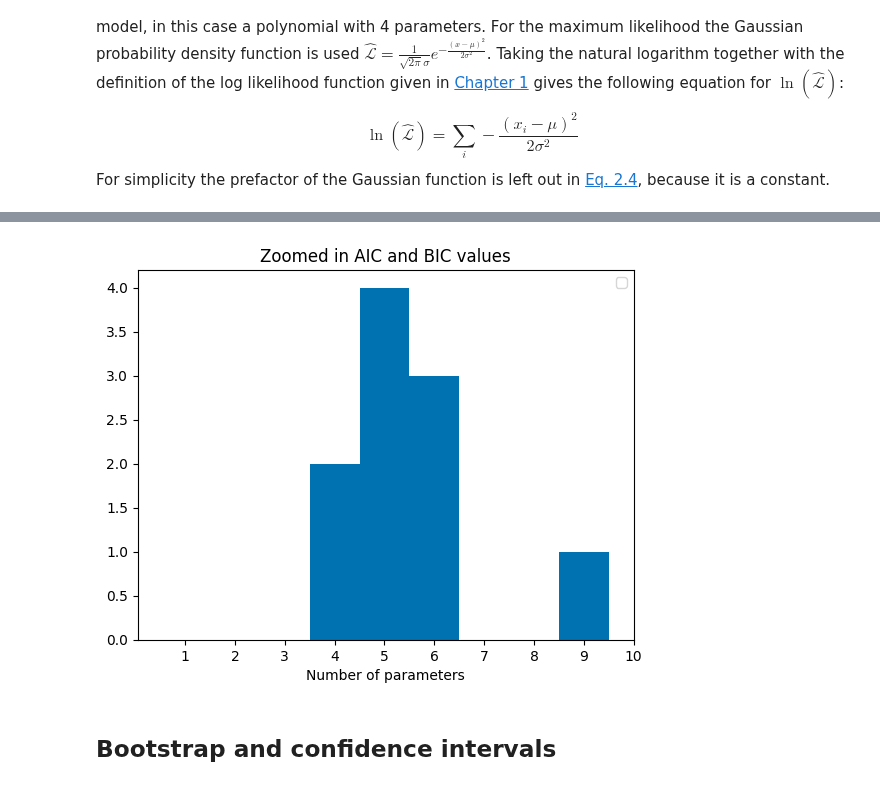
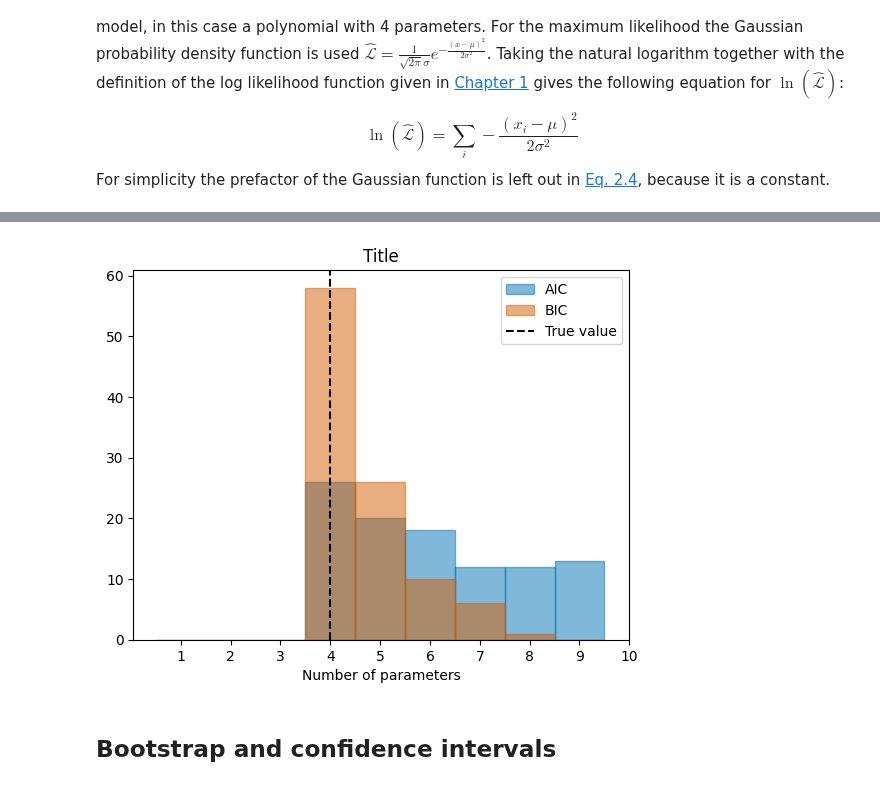
Before and after one commit to t-kist/Bayesian-Statistics-for-Astrophysics-2024, a Jupyter notebook: bayes24/lecture_notes/group2/Chapter 2.ipynb, the cells around one changed output, grey strips where cells are left out. Saved outputs shown, nothing was run; the diff lists cells and outputs as text; code cells hidden in the pictures.

```diff
--- a/bayes24/lecture_notes/group2/Chapter 2.ipynb
+++ b/bayes24/lecture_notes/group2/Chapter 2.ipynb
@@ -216,12 +213,12 @@ print(np.argmin(aic)+1)
 # %%
 #Simulate maximum likelihood estimation 101 times to find the maximum likelihood
-test = 10
+test = 101
 test_range = np.arange(1, test+1, 1)
 min_aic = []
 min_bic = []
 
 for n in test_range:
-    N_sim = 30
+    N_sim = 101
     aic = []
     bic = []
     for i in params:
@@ -231,20 +228,10 @@ for n in test_range:
             model = true_model
             y, yerr = sim_data(xx)
             model = poly_model
-            popt, pcov = curve_fit(model, sim_array, y, p0=p0, sigma=yerr, absolute_sigma = False)
-            log_L = log_gaussian_likelihood(model(sim_array, *popt), y, yerr)
+            popt, pcov = curve_fit(model, xx, y, p0=p0, sigma=yerr, absolute_sigma = False)
+            log_L = log_gaussian_likelihood(model(xx, *popt), y, yerr)
             L.append(log_L)
         aic.append(AIC(np.min(L), len(popt)))
         bic.append(BIC(np.min(L), len(popt), npoints))
     min_aic.append(np.argmin(aic)+1)
     min_bic.append(np.argmin(bic)+1)
-
-#Plotting the results
-plt.figure()
-plt.hist(min_aic)
-plt.xlabel("Number of parameters")
-plt.xticks(params)
-plt.title("Zoomed in AIC and BIC values")
-plt.legend()
-plt.style.use("seaborn-v0_8-colorblind")
-plt.show()
@@ -253,14 +238,17 @@ plt.show()
 # %%
+#Plotting the results
 plt.figure()
-plt.hist(min_aic, bins=params, align="left")
+plt.hist(min_aic, bins=params, align="left", alpha=0.5, label="AIC", edgecolor='#0173b2')
+plt.hist(min_bic, bins=params, align="left", alpha=0.5, color="#d55e00", label="BIC", edgecolor="#d55e00")
+plt.axvline(x=4, label="True value", color="black", linestyle="--")
 plt.xlabel("Number of parameters")
 plt.xticks(params)
-plt.title("Zoomed in AIC and BIC values")
+plt.title("Title")
 plt.legend()
 plt.style.use("seaborn-v0_8-colorblind")
 plt.show()
 # %% [output]
-[figure, old version]
+[figure, new version]
 # %% [markdown]
 ## Bootstrap and confidence intervals
 # %% [markdown]
```
Also changed, not shown: parts of 5 cells of this notebook.
